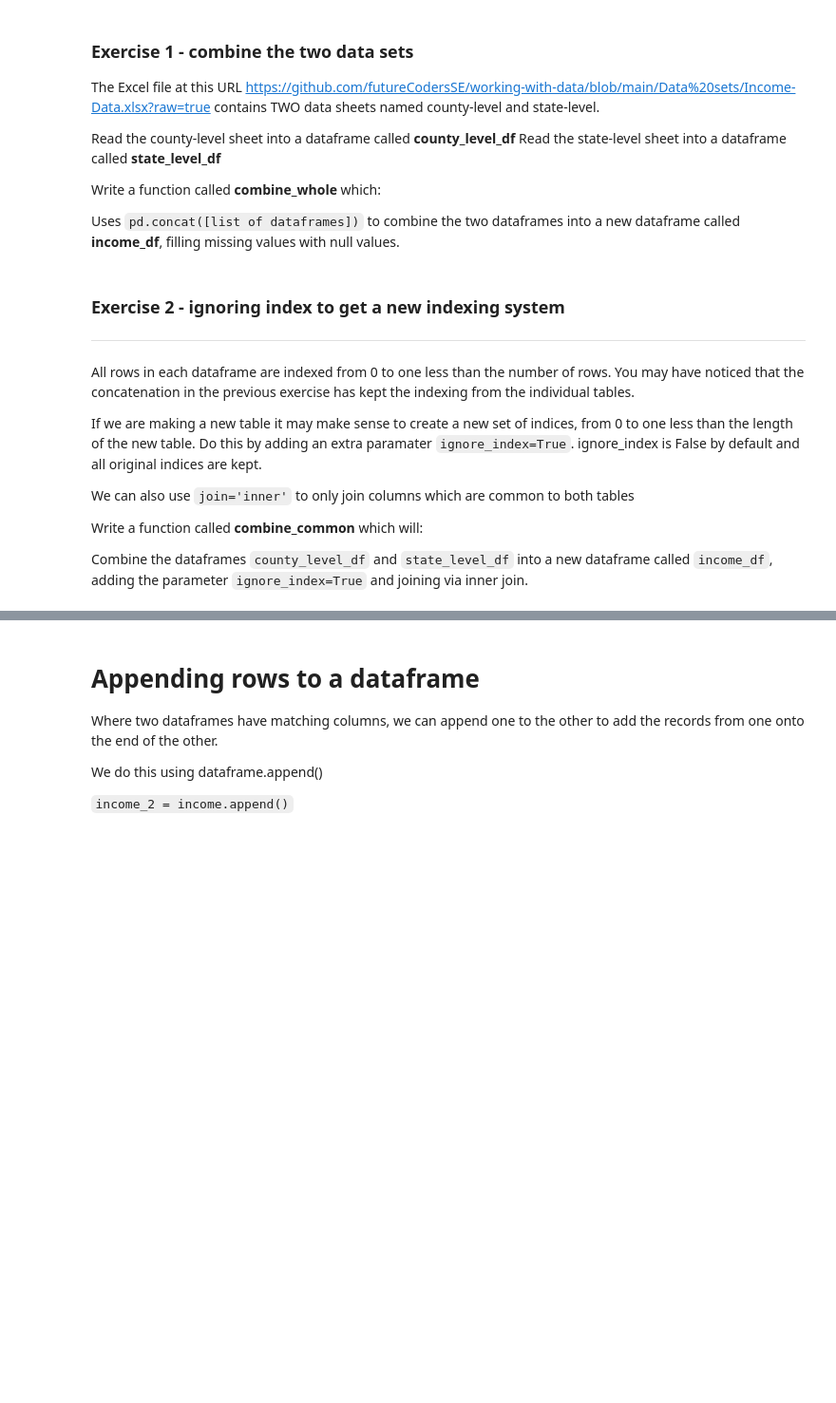
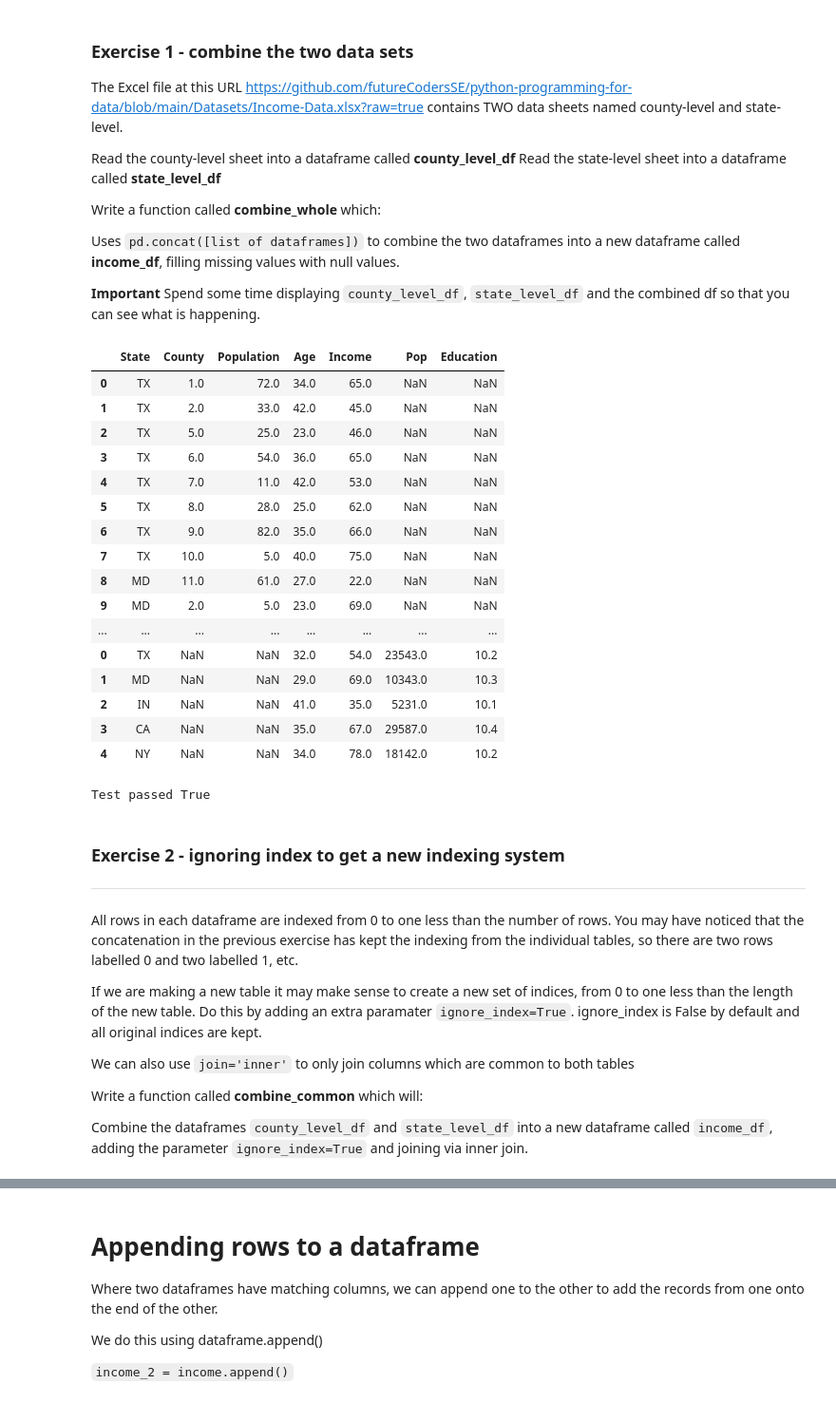
Before and after one commit to futureCodersSE/python-programming-for-data, a Jupyter notebook: Worksheets/4_Wrangle_the_data.ipynb, the cells around one changed output, grey strips where cells are left out. Shown: that part at 95% size. Drawn from its saved outputs; the diff is of its cells as text; code cells hidden in the pictures; blank space fills up the shorter version.

```diff
--- a/Worksheets/4_Wrangle_the_data.ipynb
+++ b/Worksheets/4_Wrangle_the_data.ipynb
@@ -102,7 +98,7 @@ Merge is particularly useful with datasets that share a unique index eg. two dat
 # %% [markdown]
 ### Exercise 1 - combine the two data sets
 
-The Excel file at this URL https://github.com/futureCodersSE/working-with-data/blob/main/Data%20sets/Income-Data.xlsx?raw=true contains TWO data sheets named county-level and state-level.
+The Excel file at this URL https://github.com/futureCodersSE/python-programming-for-data/blob/main/Datasets/Income-Data.xlsx?raw=true contains TWO data sheets named county-level and state-level.
 
 Read the county-level sheet into a dataframe called **county_level_df**
 Read the state-level sheet into a dataframe called **state_level_df**
@@ -110,31 +106,57 @@ Read the state-level sheet into a dataframe called **state_level_df**
 Write a function called **combine_whole** which:
 
 Uses `pd.concat([list of dataframes])` to combine the two dataframes into a new dataframe called **income_df**, filling missing values with null values.
+
+**Important**
+Spend some time displaying `county_level_df`, `state_level_df` and the combined df so that you can see what is happening.
 # %%
-county_level_df =
-state_level_df =
+import pandas as pd
+
+county_level_df = pd.read_excel("https://github.com/futureCodersSE/python-programming-for-data/blob/main/Datasets/Income-Data.xlsx?raw=true", sheet_name='county-level')
+state_level_df = pd.read_excel("https://github.com/futureCodersSE/python-programming-for-data/blob/main/Datasets/Income-Data.xlsx?raw=true", sheet_name='state-level')
 
 def combine_whole():
   # add code to combine the 2 dataframes, filling missing values with NA
-
+  new_df = pd.concat([county_level_df, state_level_df])
+  display(new_df)
+  return new_df
 
 
 # create new dataframe from your function above
 income_df = combine_whole()
 
 # This will run and test your code to check your new dataframe contains null values
 actual = income_df.isnull().values.any()
 expected = True
 
 if actual == expected:
   print("Test passed", actual)
 else:
   print("Test failed, expected", expected, "got", actual)
+# %% [output]
+|  | State | County | Population | Age | Income | Pop | Education |
+| 0 | TX | 1.0 | 72.0 | 34.0 | 65.0 | NaN | NaN |
+| 1 | TX | 2.0 | 33.0 | 42.0 | 45.0 | NaN | NaN |
+| 2 | TX | 5.0 | 25.0 | 23.0 | 46.0 | NaN | NaN |
+| 3 | TX | 6.0 | 54.0 | 36.0 | 65.0 | NaN | NaN |
+| 4 | TX | 7.0 | 11.0 | 42.0 | 53.0 | NaN | NaN |
+| 5 | TX | 8.0 | 28.0 | 25.0 | 62.0 | NaN | NaN |
+| 6 | TX | 9.0 | 82.0 | 35.0 | 66.0 | NaN | NaN |
+| 7 | TX | 10.0 | 5.0 | 40.0 | 75.0 | NaN | NaN |
+| 8 | MD | 11.0 | 61.0 | 27.0 | 22.0 | NaN | NaN |
+| 9 | MD | 2.0 | 5.0 | 23.0 | 69.0 | NaN | NaN |
+| ... | ... | ... | ... | ... | ... | ... | ... |
+| 0 | TX | NaN | NaN | 32.0 | 54.0 | 23543.0 | 10.2 |
+| 1 | MD | NaN | NaN | 29.0 | 69.0 | 10343.0 | 10.3 |
+| 2 | IN | NaN | NaN | 41.0 | 35.0 | 5231.0 | 10.1 |
+| 3 | CA | NaN | NaN | 35.0 | 67.0 | 29587.0 | 10.4 |
+| 4 | NY | NaN | NaN | 34.0 | 78.0 | 18142.0 | 10.2 |
+Test passed True
 # %% [markdown]
 ### Exercise 2 - ignoring index to get a new indexing system
 ---
 
-All rows in each dataframe are indexed from 0 to one less than the number of rows.  You may have noticed that the concatenation in the previous exercise has kept the indexing from the individual tables.
+All rows in each dataframe are indexed from 0 to one less than the number of rows.  You may have noticed that the concatenation in the previous exercise has kept the indexing from the individual tables, so there are two rows labelled 0 and two labelled 1, etc.
 
 If we are making a new table it may make sense to create a new set of indices, from 0 to one less than the length of the new table.   Do this by adding an extra paramater `ignore_index=True`.  ignore_index is False by default and all original indices are kept.
 
```
Also changed, not shown: parts of 13 cells of this notebook.
